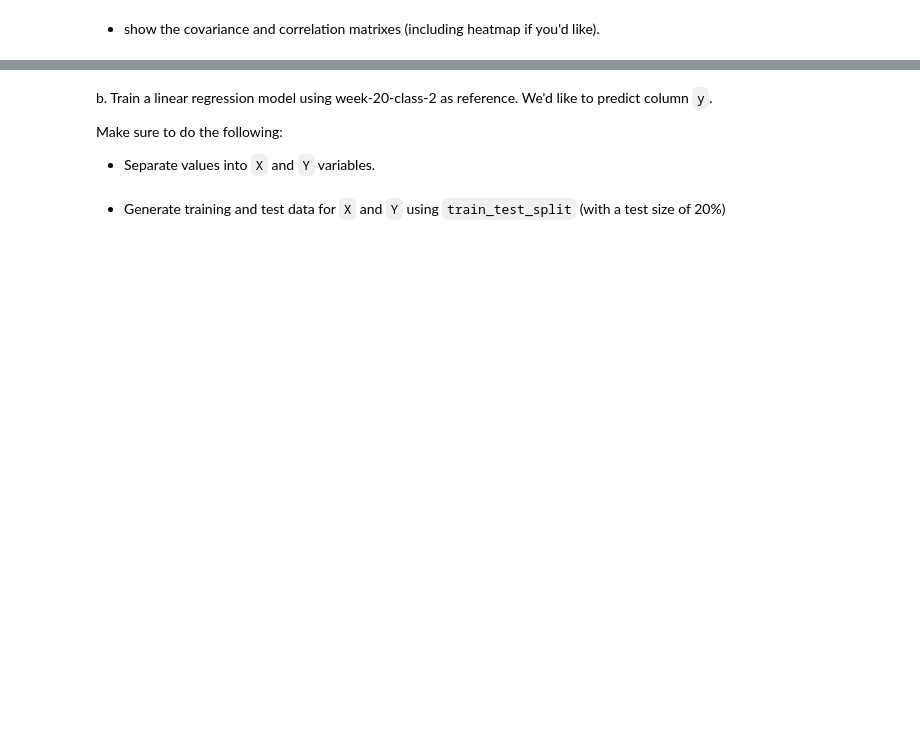
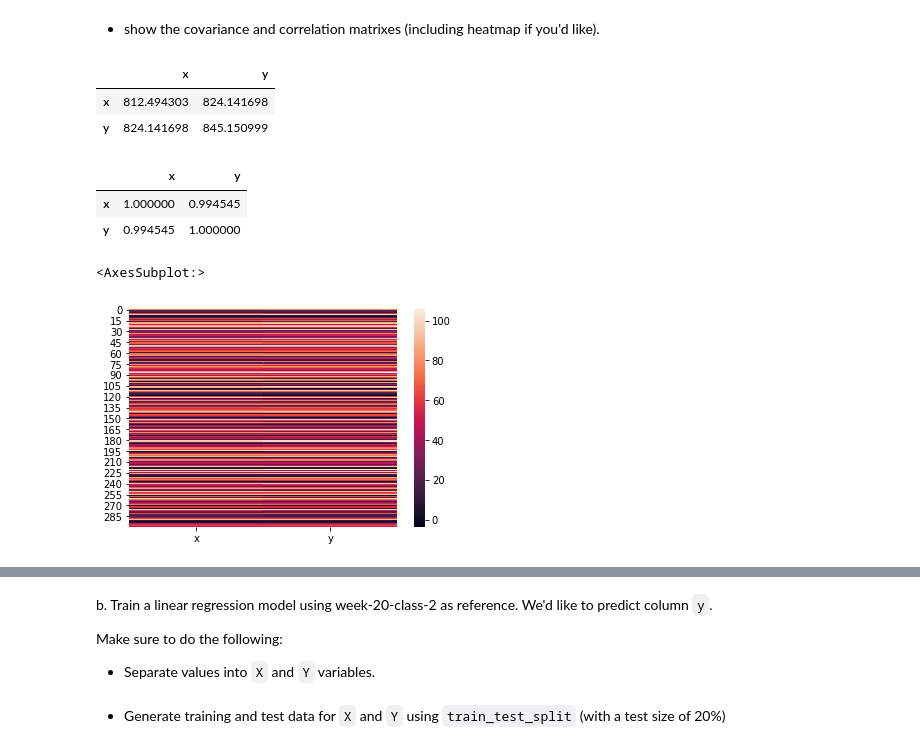
Before and after one commit to FaustoRosado/I2020_DS, a Jupyter notebook: week-020/week-20-lab.ipynb, the cells around one changed output, grey strips where cells are left out. Cells and saved outputs as stored; diff of their text form; code cells hidden in the pictures; blank space fills up the shorter version.

```diff
--- a/week-020/week-20-lab.ipynb
+++ b/week-020/week-20-lab.ipynb
@@ -86,2 +288,19 @@ a. Import and analyze the dataset. Make sure you do the following:
 # %% [markdown]
 * show the covariance and correlation matrixes (including heatmap if you'd like).
+# %%
+df.cov()
+# %% [output]
+|  | x | y |
+| x | 812.494303 | 824.141698 |
+| y | 824.141698 | 845.150999 |
+# %%
+df.corr()
+# %% [output]
+|  | x | y |
+| x | 1.000000 | 0.994545 |
+| y | 0.994545 | 1.000000 |
+# %%
+sns.heatmap(df)
+# %% [output]
+<AxesSubplot:>
+[figure, added]
```
Also changed, not shown: parts of 54 cells of this notebook, 4 other files.
